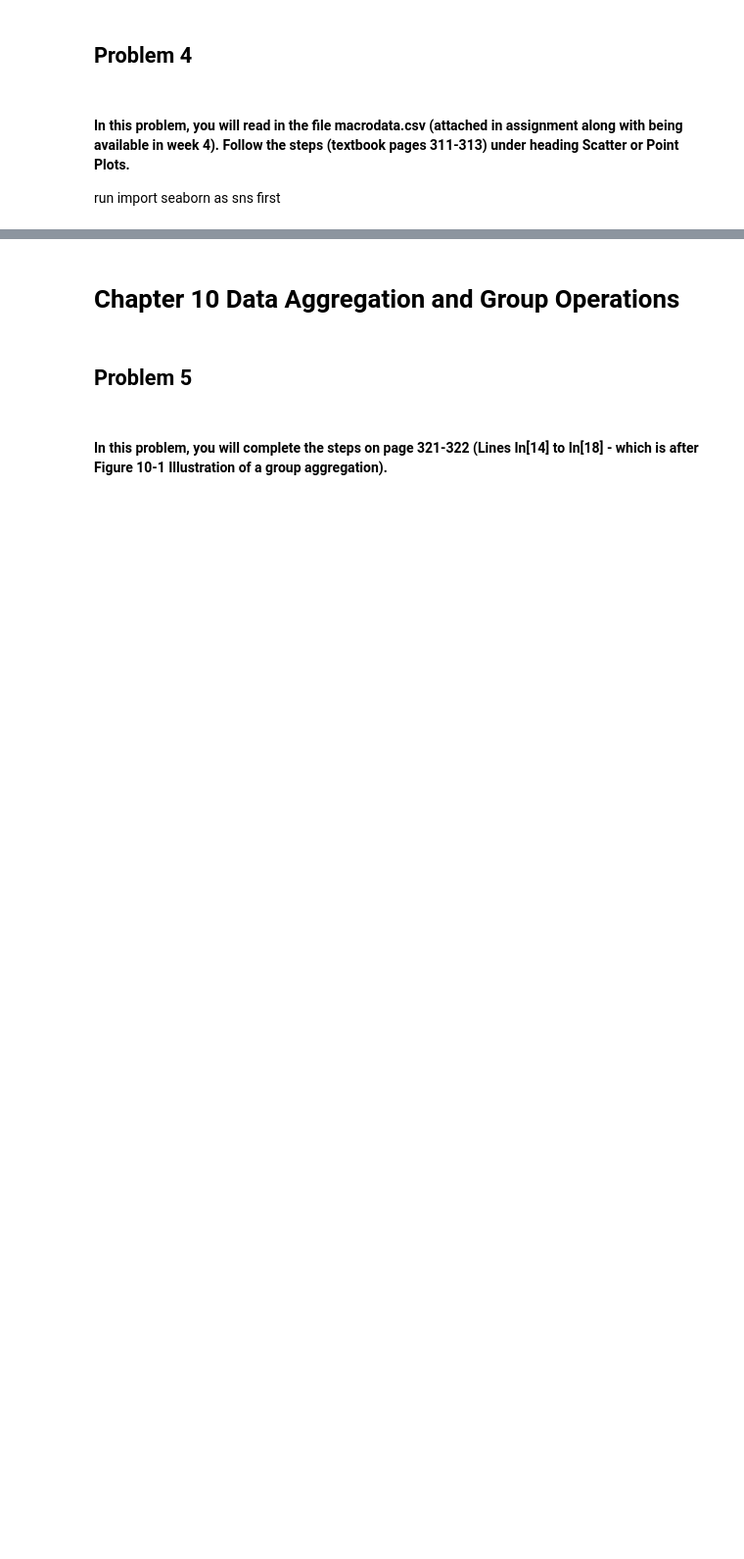
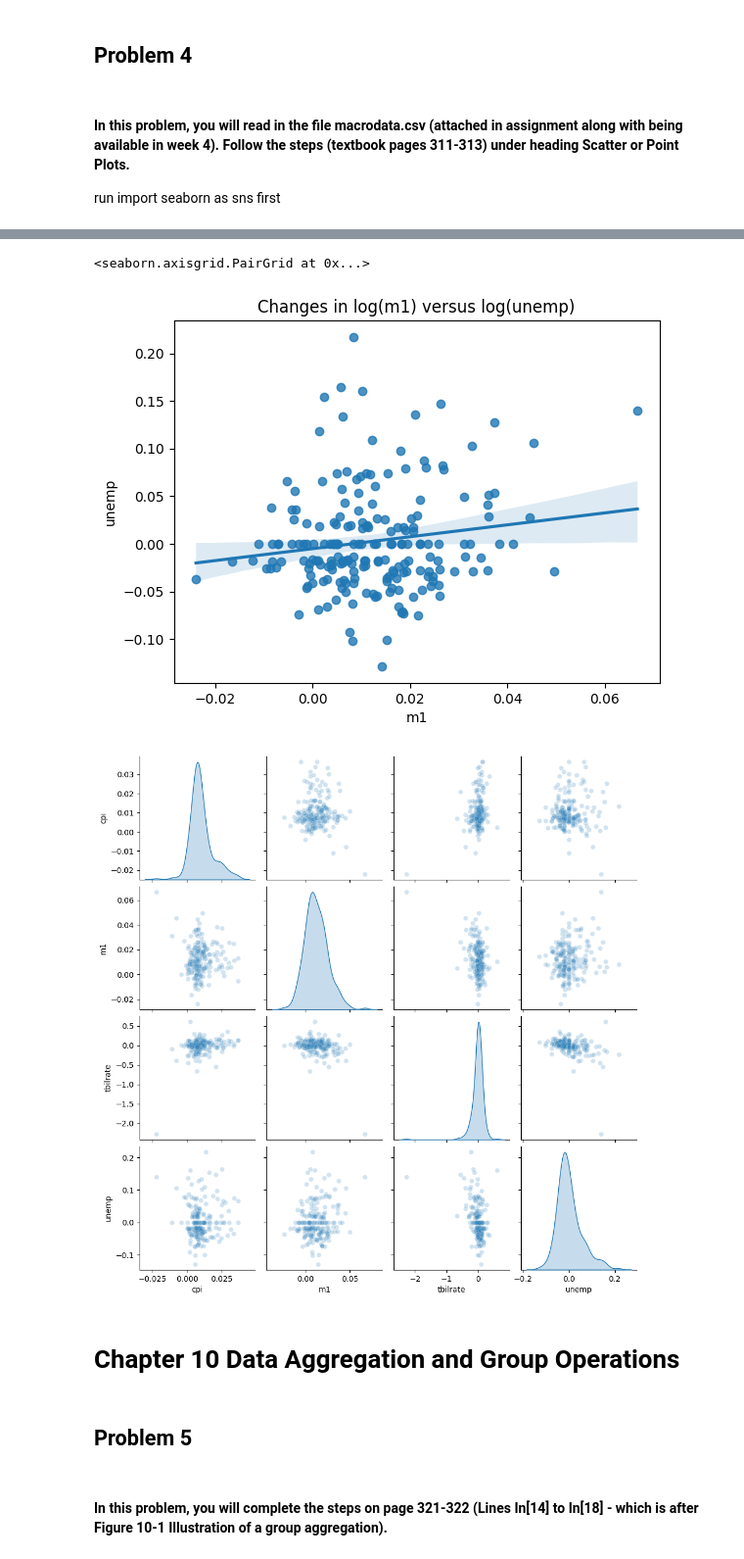
Before and after one commit to tartam1/IT545, a Jupyter notebook: Lab_5_Assignment.ipynb, the cells around one changed output, grey strips where cells are left out. Shown at 98% size. Drawn from its saved outputs; the diff is of its cells as text; code cells hidden in the pictures; blank space fills up the shorter version.

```diff
--- a/Lab_5_Assignment.ipynb
+++ b/Lab_5_Assignment.ipynb
@@ -101,0 +121,27 @@ run import seaborn as sns first
+# %%
+# Insert commenting and code in this cell.
+
+# import seaborn
+import seaborn as sns
+
+# Get the data import it
+df = pd.read_csv("macrodata.csv")
+
+# assign to data
+data = df[["cpi", "m1", "tbilrate", "unemp"]]
+
+# Take a look at it
+print(df.head())
+print(data.head())
+
+trans_data = np.log(data).diff().dropna()
+trans_data.tail()
+
+# scatter regplot
+ax = sns.regplot(x="m1", y="unemp", data=trans_data)
+ax.set_title("Changes in log(m1) versus log(unemp)")
+
+
+# pairplot
+sns.pairplot(trans_data, diag_kind="kde", plot_kws={"alpha": 0.2})
+# %% [output]
@@ -102,3 +167,6 @@ run import seaborn as sns first
+<seaborn.axisgrid.PairGrid at 0x...>
+[figure, added]
+[figure, added]
 # %% [markdown]
 # Chapter 10 Data Aggregation and Group Operations
 # %% [markdown]
```
Also changed, not shown: parts of 11 cells of this notebook.
